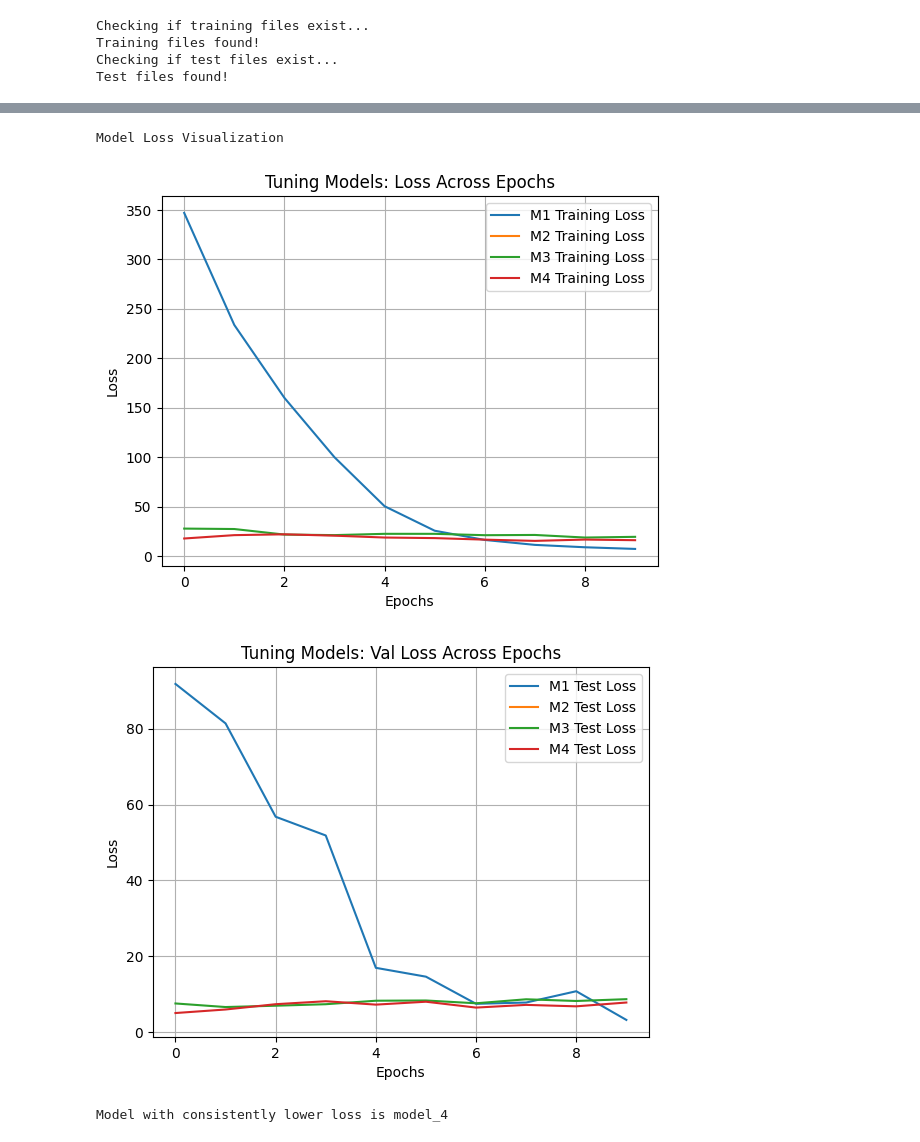
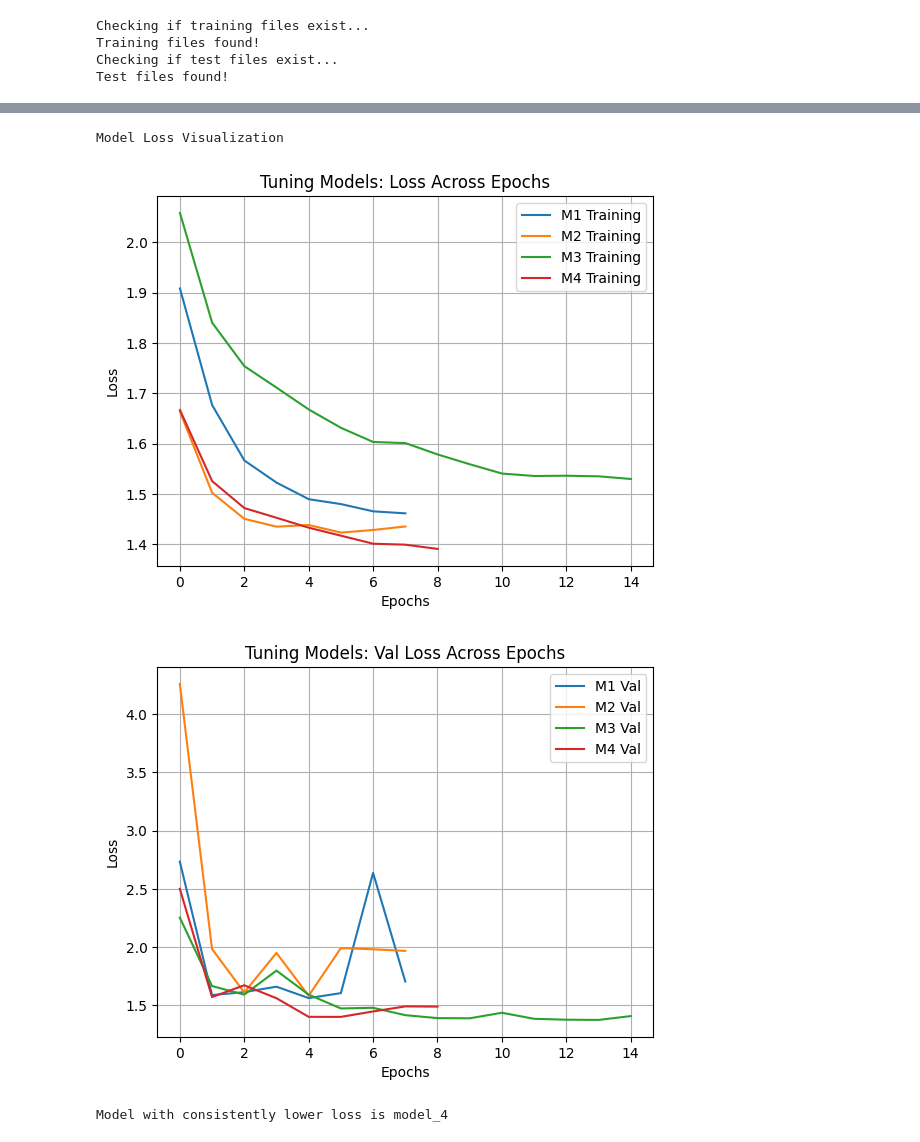
Before and after one commit to Model-28/project, a Jupyter notebook: models/mlp/mlp_nb.ipynb, the cells around one changed output, grey strips where cells are left out. Saved outputs shown, nothing was run; the diff lists cells and outputs as text; code cells hidden in the pictures.

```diff
--- a/models/mlp/mlp_nb.ipynb
+++ b/models/mlp/mlp_nb.ipynb
@@ -181,7 +238,12 @@ Epoch 10/10
 # %%
 #Training model_2
 #A dropout rate of 0.1 is used
-model_2 = make_mlp(dropout_rate=0.1)
+model_2 = make_mlp(width=256, dropout=0.1)
 print("Fitting model_2...")
-hist_model_2= model_2.fit(X_tune,y_tune,epochs=10,batch_size=30,validation_data=(X_tune_test,y_tune_test))
+hist_model_2= model_2.fit(X_tune,y_tune,
+                         epochs=15,
+                         batch_size=128,
+                         validation_data=(X_val,y_val),
+                         callbacks=[es],
+                        )
 # %% [output]
@@ -205,7 +268,12 @@ Epoch 10/10
 # %%
 #Training model_3
 #A learning rate of 0.0001 is used
-model_3 = make_mlp(lr=0.0001)
+model_3 = make_mlp(width=256, lr=0.0001)
 print("Fitting model_3...")
-hist_model_3 = model_3.fit(X_tune,y_tune,epochs=10,batch_size=30,validation_data=(X_tune_test,y_tune_test))
+hist_model_3 = model_3.fit(X_tune,y_tune,
+                         epochs=15,
+                         batch_size=128,
+                         validation_data=(X_val,y_val),
+                         callbacks=[es],
+                        )
 # %% [output]
@@ -229,7 +297,13 @@ Epoch 10/10
 # %%
 #Combining model 2 and 3
 #Uses a dropout rate of 0.1 and a learning rate of 0.0001
-model_4 = make_mlp(dropout_rate=0.1,lr=0.0001)
+model_4 = make_mlp(width=256, dropout=0.1,lr=0.0001)
 print("Fitting model_4...")
-hist_model_4=model_4.fit(X_tune,y_tune,epochs=10,batch_size=30,validation_data=(X_tune_test,y_tune_test))
+hist_model_4=model_4.fit(X_tune,y_tune,
+                         epochs=15,
+                         batch_size=128,
+                         validation_data=(X_val,y_val),
+                         callbacks=[es],
+                         verbose=1
+                        )
 # %% [output]
@@ -253,35 +330,35 @@ Epoch 10/10
 # %%
 import matplotlib.pyplot as plt
 
 print("Model Loss Visualization")
-plt.plot(hist_model_1.history['loss'], label='M1 Training Loss')
-plt.plot(hist_model_2.history['loss'], label='M2 Training Loss')
-plt.plot(hist_model_3.history['loss'], label='M3 Training Loss')
-plt.plot(hist_model_4.history['loss'], label='M4 Training Loss')
+plt.plot(hist_model_1.history['loss'], label='M1 Training')
+plt.plot(hist_model_2.history['loss'], label='M2 Training')
+plt.plot(hist_model_3.history['loss'], label='M3 Training')
+plt.plot(hist_model_4.history['loss'], label='M4 Training')
 plt.xlabel('Epochs')
 plt.ylabel('Loss')
 plt.title('Tuning Models: Loss Across Epochs')
 plt.grid(True)
 plt.legend()
 plt.show()
 
 
-plt.plot(hist_model_1.history['val_loss'],label='M1 Test Loss')
-plt.plot(hist_model_2.history['val_loss'],label='M2 Test Loss')
-plt.plot(hist_model_3.history['val_loss'],label='M3 Test Loss')
-plt.plot(hist_model_4.history['val_loss'],label='M4 Test Loss')
+plt.plot(hist_model_1.history['val_loss'],label='M1 Val')
+plt.plot(hist_model_2.history['val_loss'],label='M2 Val')
+plt.plot(hist_model_3.history['val_loss'],label='M3 Val')
+plt.plot(hist_model_4.history['val_loss'],label='M4 Val')
 plt.xlabel('Epochs')
 plt.ylabel('Loss')
 plt.title('Tuning Models: Val Loss Across Epochs')
 plt.grid(True)
 plt.legend()
 plt.show()
 
 print("Model with consistently lower loss is model_4")
 # %% [output]
 Model Loss Visualization
-[figure, old version]
+[figure, new version]
-[figure, old version]
+[figure, new version]
 Model with consistently lower loss is model_4
 # %%
 print("Model Accuracy Visualization")
```
Also changed, not shown: parts of 13 cells of this notebook, 6 other files.
